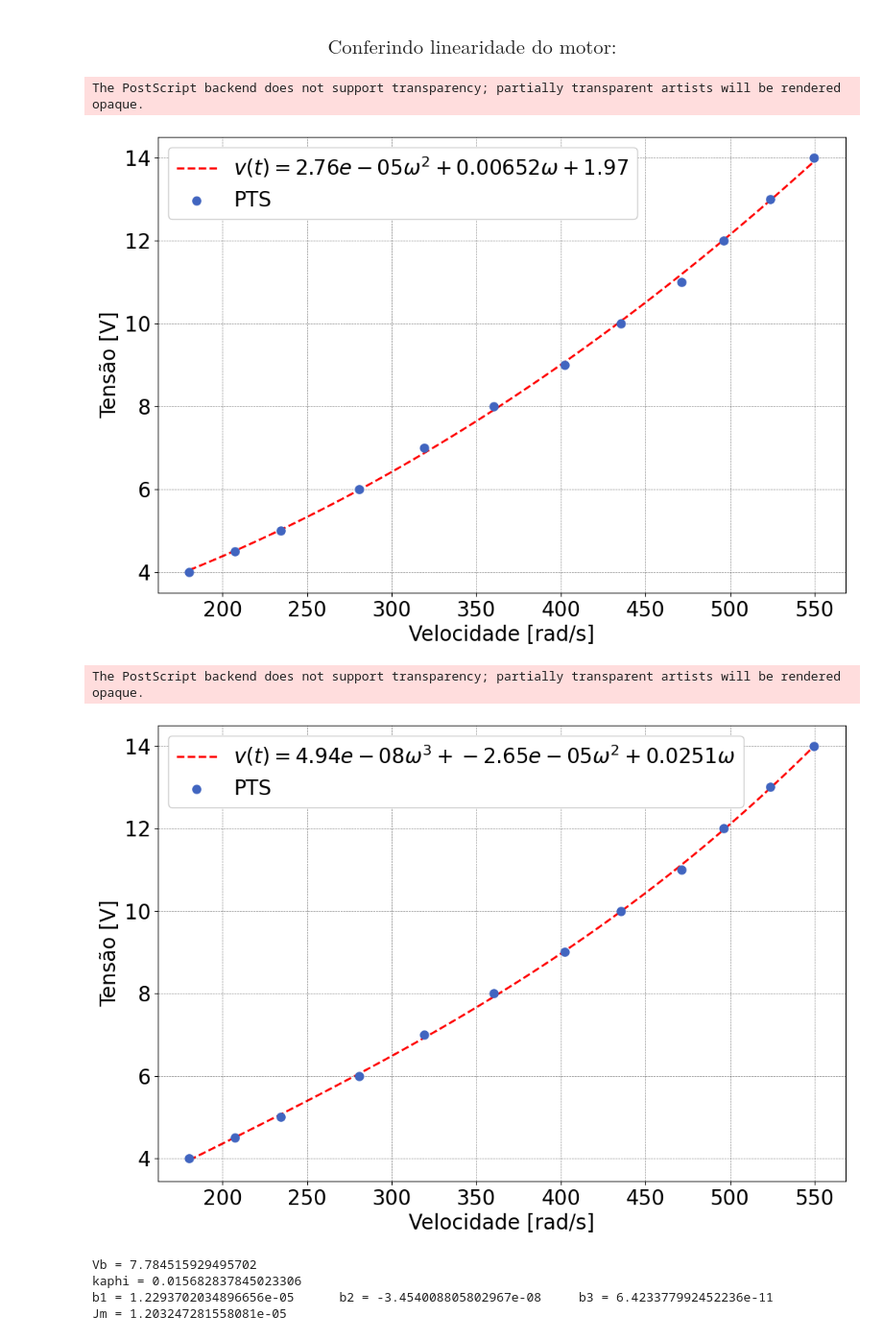
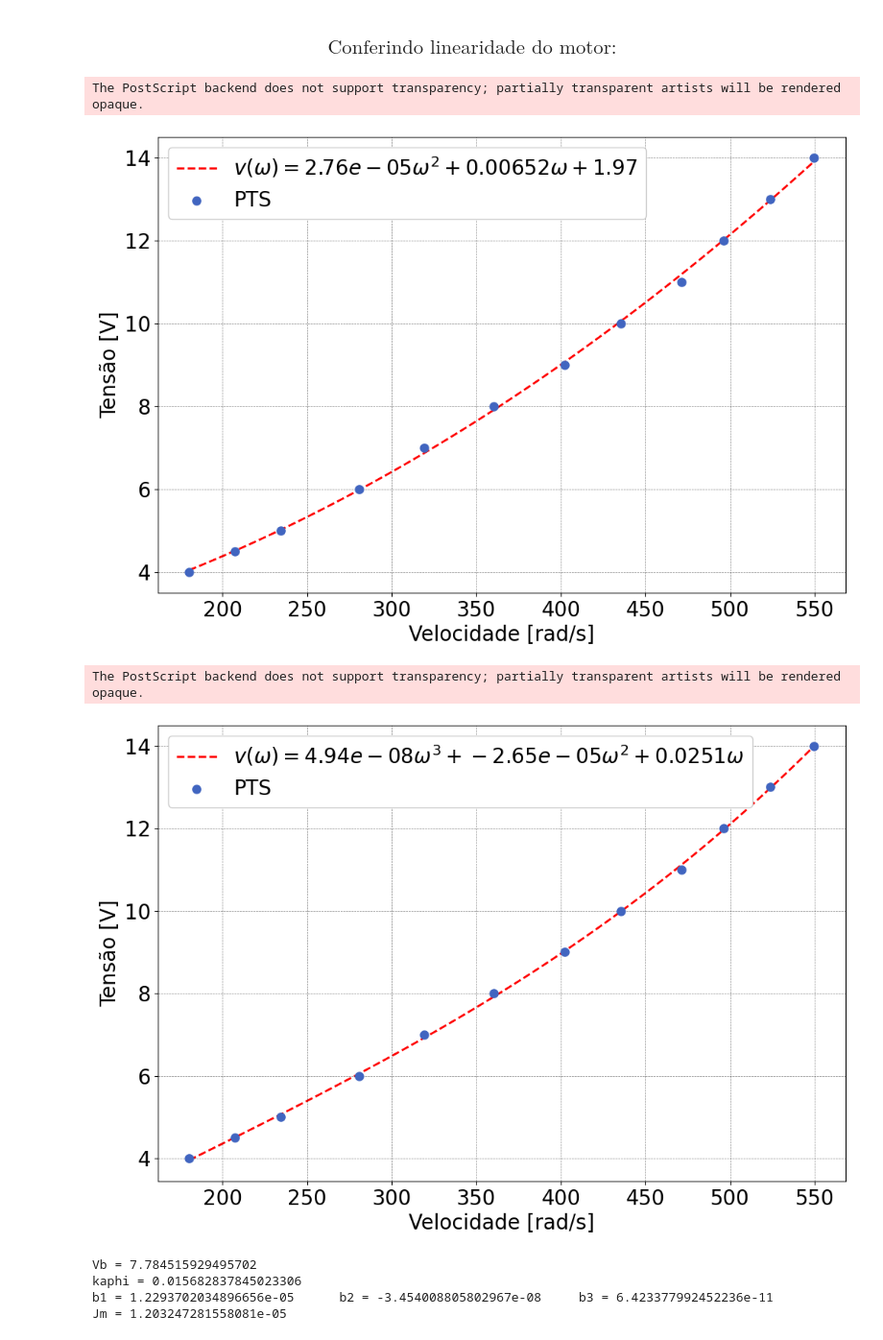
Before and after one commit to ErickNMA/LCD, a Jupyter notebook: ensaios_planta/fan-plate_analisys.ipynb, the cells around one changed output. Shown: that part at 96% size. Cells and saved outputs as stored; diff of their text form; code cells hidden in the pictures.

```diff
--- a/ensaios_planta/fan-plate_analisys.ipynb
+++ b/ensaios_planta/fan-plate_analisys.ipynb
@@ -132,7 +132,7 @@ vreg = np.polyval(pol, nreg)
 
 #Plot:
 plt.figure()
-plt.plot(nreg, vreg, linestyle='dashed', color='r', zorder=0, label=f'$v(t) = {round(pol[0],7)}\omega^2 + {round(pol[1],5)}\omega + {round(pol[2],2)}$')
+plt.plot(nreg, vreg, linestyle='dashed', color='r', zorder=0, label=f'$v(\omega) = {round(pol[0],7)}\omega^2 + {round(pol[1],5)}\omega + {round(pol[2],2)}$')
 plt.scatter(nmot, vmot, linewidth=3, zorder=1, label='PTS')
 plt.ylabel('Tensão [V]')
 plt.xlabel('Velocidade [rad/s]')
@@ -140,34 +140,34 @@ plt.legend()
 plt.savefig('curves/motwxv1.eps', dpi=600, transparent=True, bbox_inches='tight')
 # %% [output]
 The PostScript backend does not support transparency; partially transparent artists will be rendered opaque.
-[figure, old version]
+[figure, new version]
 # %%
 #Ajuste cúbico sem termo independente:
 A = []
 for w in nmot:
     A.append([w, w**2, w**3])
 A = np.array(A)
 B = np.array(vmot)[:, np.newaxis]
 C = (np.linalg.inv(A.T@A)@A.T@B).T[0]
 
 c1 = C[0]
 c2 = C[1]
 c3 = C[2]
 
 #Ajuste dos dados:
 vadj = np.polyval(np.array([c3, c2, c1, 0]), nreg)
 
 #Plot:
 plt.figure()
-plt.plot(nreg, vadj, linestyle='dashed', color='r', zorder=0, label=f'$v(t) = {round(c3,10)}\omega^3 + {round(c2,7)}\omega^2 + {round(c1,4)}\omega$')
+plt.plot(nreg, vadj, linestyle='dashed', color='r', zorder=0, label=f'$v(\omega) = {round(c3,10)}\omega^3 + {round(c2,7)}\omega^2 + {round(c1,4)}\omega$')
 plt.scatter(nmot, vmot,  linewidth=3, zorder=1, label='PTS')
 plt.ylabel('Tensão [V]')
 plt.xlabel('Velocidade [rad/s]')
 plt.legend()
 plt.savefig('curves/motwxv2.eps', dpi=600, transparent=True, bbox_inches='tight')
 # %% [output]
 The PostScript backend does not support transparency; partially transparent artists will be rendered opaque.
-[figure, old version]
+[figure, new version]
 # %%
 #Cálulo da força contra-eletromotriz (para tensão nominal e a vazio):
 vb = vt-Ra*y2lpf[-1]
```
Also changed, not shown: 5 other files.
